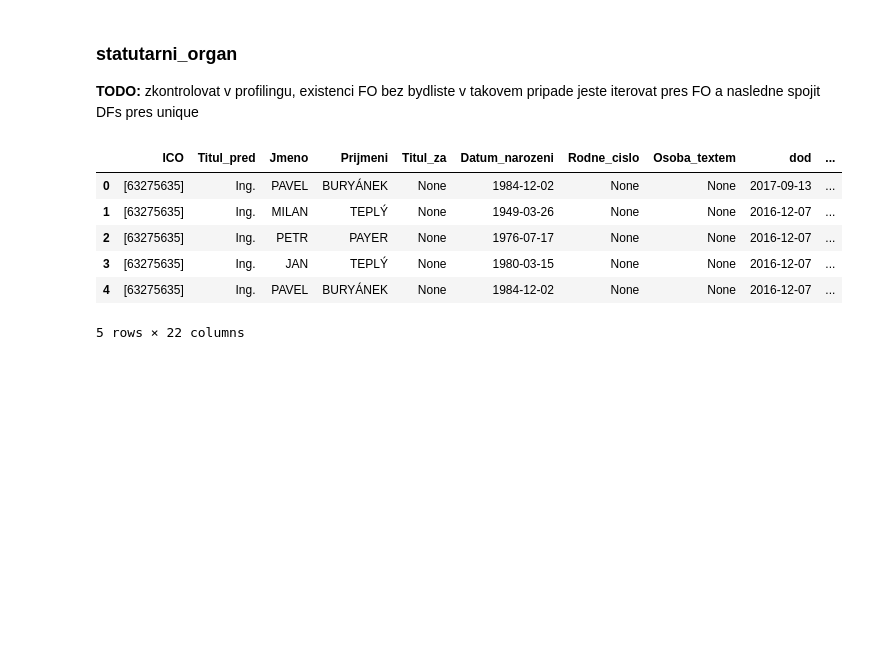
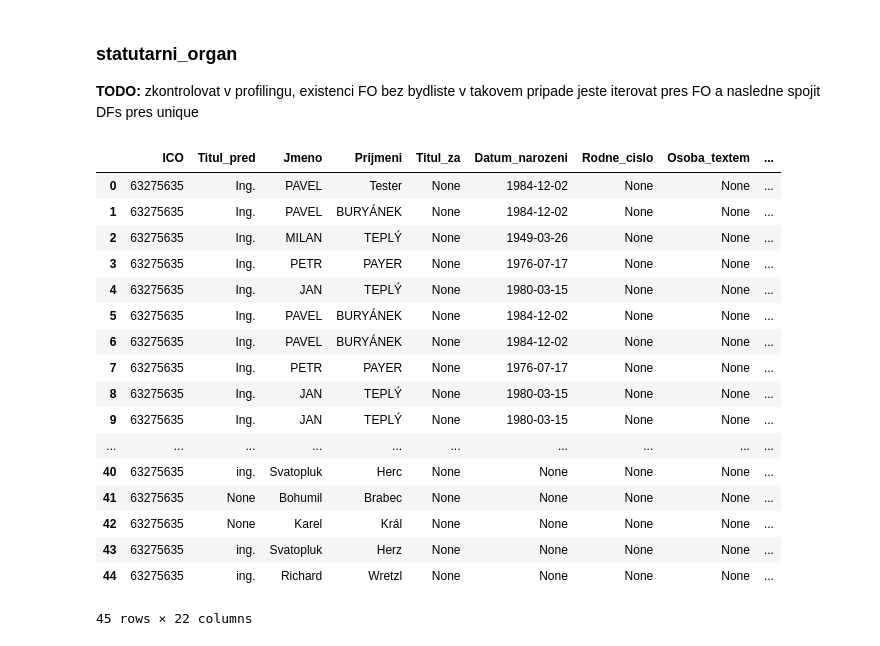
Before and after one commit to vachastepan/StepanRepo, a Jupyter notebook: or_xml_2_Pandas.ipynb, the cells around one changed output. Saved outputs shown, nothing was run; the diff lists cells and outputs as text; code cells hidden in the pictures; blank space fills up the shorter version.

```diff
--- a/or_xml_2_Pandas.ipynb
+++ b/or_xml_2_Pandas.ipynb
@@ -40,7 +40,7 @@ def populate_table (xml_data,parent_tag, table_columns):
             for item in table_columns:
                 if item[2] == 'I':
                     tag_values.append(set_tag_value(item[1],elem, xml_namespaces))
-            tag_values.insert(0,key_values)
+            tag_values = key_values + tag_values
             iter_tag_values.append(tag_values)
     else:
         iter_tag_values.insert(0,key_values)
@@ -163,37 +163,47 @@ __TODO:__ zkontrolovat v profilingu, existenci FO bez bydliste v takovem pripade
 # %%
 statutory_table_columns = [
     ['ICO','./are:Odpoved/dtt:Vypis_OR/dtt:Zakladni_udaje/dtt:ICO','S'],
-    ['Titul_pred','../dtt:Titul_pred','I'],
-    ['Jmeno','../dtt:Jmeno','I'],
-    ['Prijmeni','../dtt:Prijmeni','I'],
-    ['Titul_za','../dtt:Titul_za','I'],
-    ['Datum_narozeni','../dtt:Datum_narozeni','I'],
-    ['Rodne_cislo','../dtt:Rodne_cislo','I'],
-    ['Osoba_textem','../dtt:Osoba_textem','I'],
-    ['dod','./@dod','I'],
-    ['ddo','./@ddo','I'],
-    ['ID_adresy','./dtt:ID_adresy','I'],
-    ['Kod_statu','./dtt:Kod_statu','I'],
-    ['Nazev_statu','./dtt:Nazev_statu','I'],
-    ['Nazev_okresu','./dtt:Nazev_okresu','I'],
-    ['Nazev_obce','./dtt:Nazev_obce','I'],
-    ['Nazev_casti_obce','./dtt:Nazev_casti_obce','I'],
-    ['Nazev_ulice','./dtt:Nazev_ulice','I'],
-    ['Cislo_domovni','./dtt:Cislo_domovni','I'],
-    ['Typ_cislo_domovni','./dtt:Typ_cislo_domovni','I'],
-    ['Cislo_orientacni','./dtt:Cislo_orientacni','I'],
-    ['PSC','./dtt:PSC','I'],
-    ['Cislo_do_adresy','./dtt:Cislo_do_adresy','I']
+    ['Titul_pred','./dtt:Clen/dtt:Fyzicka_osoba/dtt:Titul_pred','I'],
+    ['Jmeno','./dtt:Clen/dtt:Fyzicka_osoba/dtt:Jmeno','I'],
+    ['Prijmeni','./dtt:Clen/dtt:Fyzicka_osoba/dtt:Prijmeni','I'],
+    ['Titul_za','./dtt:Clen/dtt:Fyzicka_osoba/dtt:Titul_za','I'],
+    ['Datum_narozeni','./dtt:Clen/dtt:Fyzicka_osoba/dtt:Datum_narozeni','I'],
+    ['Rodne_cislo','./dtt:Clen/dtt:Fyzicka_osoba/dtt:Rodne_cislo','I'],
+    ['Osoba_textem','./dtt:Clen/dtt:Fyzicka_osoba/dtt:Osoba_textem','I'],
+    ['Bydliste_dod','./dtt:Clen/dtt:Fyzicka_osoba/dtt:Bydliste/@dod','I'],
+    ['Bydliste_ddo','./dtt:Clen/dtt:Fyzicka_osoba/dtt:Bydliste/@ddo','I'],
+    ['ID_adresy','./dtt:Clen/dtt:Fyzicka_osoba/dtt:Bydliste/dtt:ID_adresy','I'],
+    ['Kod_statu','./dtt:Clen/dtt:Fyzicka_osoba/dtt:Bydliste/dtt:Kod_statu','I'],
+    ['Nazev_statu','./dtt:Clen/dtt:Fyzicka_osoba/dtt:Bydliste/dtt:Nazev_statu','I'],
+    ['Nazev_okresu','./dtt:Clen/dtt:Fyzicka_osoba/dtt:Bydliste/dtt:Nazev_okresu','I'],
+    ['Nazev_obce','./dtt:Clen/dtt:Fyzicka_osoba/dtt:Bydliste/dtt:Nazev_obce','I'],
+    ['Nazev_casti_obce','./dtt:Clen/dtt:Fyzicka_osoba/dtt:Bydliste/dtt:Nazev_casti_obce','I'],
+    ['Nazev_ulice','./dtt:Clen/dtt:Fyzicka_osoba/dtt:Bydliste/dtt:Nazev_ulice','I'],
+    ['Cislo_domovni','./dtt:Clen/dtt:Fyzicka_osoba/dtt:Bydliste/dtt:Cislo_domovni','I'],
+    ['Typ_cislo_domovni','./dtt:Clen/dtt:Fyzicka_osoba/dtt:Bydliste/dtt:Typ_cislo_domovni','I'],
+    ['Cislo_orientacni','./dtt:Clen/dtt:Fyzicka_osoba/dtt:Bydliste/dtt:Cislo_orientacni','I'],
+    ['PSC','./dtt:Clen/dtt:Fyzicka_osoba/dtt:Bydliste/dtt:PSC','I'],
+    ['Cislo_do_adresy','./dtt:Clen/dtt:Fyzicka_osoba/dtt:Bydliste/dtt:Cislo_do_adresy','I']
 ]
-
-statutory_parent_tag = xml_data.xpath('./are:Odpoved/dtt:Vypis_OR/dtt:Statutarni_organ/dtt:Clen_SO/dtt:Clen/dtt:Fyzicka_osoba/dtt:Bydliste',namespaces = xml_namespaces)
+statutory_parent_tag = xml_data.xpath('./are:Odpoved/dtt:Vypis_OR/dtt:Statutarni_organ/dtt:Clen_SO',namespaces = xml_namespaces)
 data = populate_table(xml_data,statutory_parent_tag,statutory_table_columns)
-data.head(5)
+data.head(100)
 # %% [output]
-|  | ICO | Titul_pred | Jmeno | Prijmeni | Titul_za | Datum_narozeni | Rodne_cislo | Osoba_textem | dod | ... |
-| 0 | [63275635] | Ing. | PAVEL | BURYÁNEK | None | 1984-12-02 | None | None | 2017-09-13 | ... |
-| 1 | [63275635] | Ing. | MILAN | TEPLÝ | None | 1949-03-26 | None | None | 2016-12-07 | ... |
-| 2 | [63275635] | Ing. | PETR | PAYER | None | 1976-07-17 | None | None | 2016-12-07 | ... |
-| 3 | [63275635] | Ing. | JAN | TEPLÝ | None | 1980-03-15 | None | None | 2016-12-07 | ... |
-| 4 | [63275635] | Ing. | PAVEL | BURYÁNEK | None | 1984-12-02 | None | None | 2016-12-07 | ... |
+|  | ICO | Titul_pred | Jmeno | Prijmeni | Titul_za | Datum_narozeni | Rodne_cislo | Osoba_textem | ... |
+| 0 | 63275635 | Ing. | PAVEL | Tester | None | 1984-12-02 | None | None | ... |
+| 1 | 63275635 | Ing. | PAVEL | BURYÁNEK | None | 1984-12-02 | None | None | ... |
+| 2 | 63275635 | Ing. | MILAN | TEPLÝ | None | 1949-03-26 | None | None | ... |
+| 3 | 63275635 | Ing. | PETR | PAYER | None | 1976-07-17 | None | None | ... |
+| 4 | 63275635 | Ing. | JAN | TEPLÝ | None | 1980-03-15 | None | None | ... |
+| 5 | 63275635 | Ing. | PAVEL | BURYÁNEK | None | 1984-12-02 | None | None | ... |
+| 6 | 63275635 | Ing. | PAVEL | BURYÁNEK | None | 1984-12-02 | None | None | ... |
+| 7 | 63275635 | Ing. | PETR | PAYER | None | 1976-07-17 | None | None | ... |
+| 8 | 63275635 | Ing. | JAN | TEPLÝ | None | 1980-03-15 | None | None | ... |
+| 9 | 63275635 | Ing. | JAN | TEPLÝ | None | 1980-03-15 | None | None | ... |
+| ... | ... | ... | ... | ... | ... | ... | ... | ... | ... |
+| 40 | 63275635 | ing. | Svatopluk | Herc | None | None | None | None | ... |
+| 41 | 63275635 | None | Bohumil | Brabec | None | None | None | None | ... |
+| 42 | 63275635 | None | Karel | Král | None | None | None | None | ... |
+| 43 | 63275635 | ing. | Svatopluk | Herz | None | None | None | None | ... |
+| 44 | 63275635 | ing. | Richard | Wretzl | None | None | None | None | ... |
-5 rows × 22 columns
+45 rows × 22 columns
```
Also changed, not shown: parts of 3 cells of this notebook, 2 other files.
